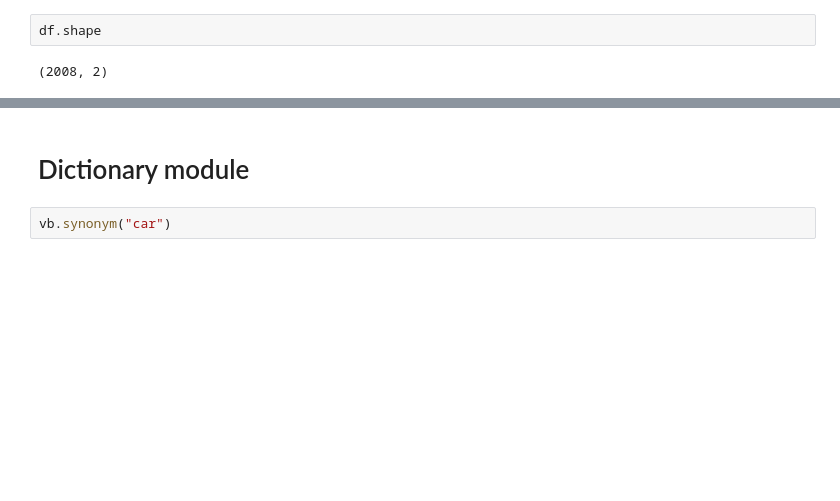
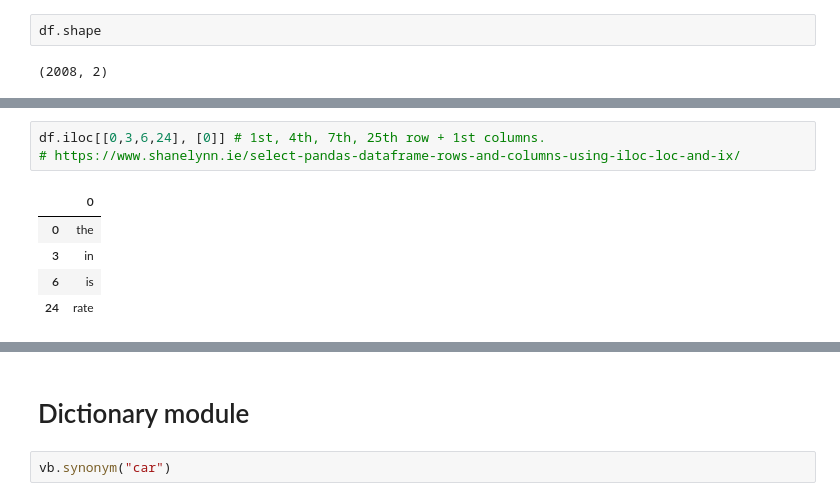
Before and after one commit to IreneFlorez/vocab-tool, a Jupyter notebook: module_vocabulary.ipynb, the cells around one changed output, grey strips where cells are left out. Saved outputs shown, nothing was run; the diff lists cells and outputs as text; blank space fills up the shorter version.

```diff
--- a/module_vocabulary.ipynb
+++ b/module_vocabulary.ipynb
@@ -132,0 +142,9 @@ df.iloc[301:400]
+# %%
+df.iloc[[0,3,6,24], [0]] # 1st, 4th, 7th, 25th row + 1st columns.
+# https://www.shanelynn.ie/select-pandas-dataframe-rows-and-columns-using-iloc-loc-and-ix/
+# %% [output]
+|  | 0 |
+| 0 | the |
+| 3 | in |
+| 6 | is |
+| 24 | rate |
```
Also changed, not shown: parts of 37 cells of this notebook.
